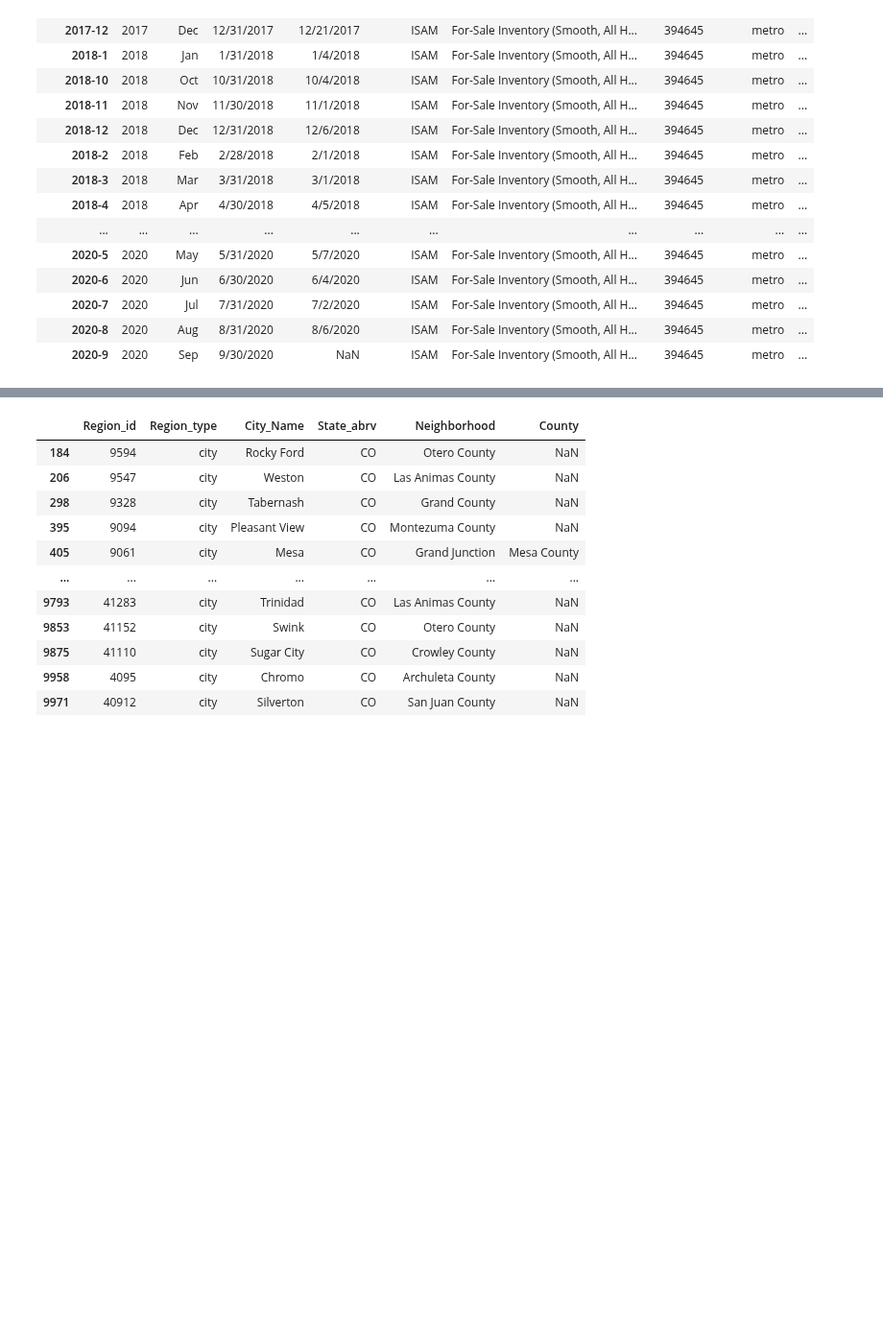
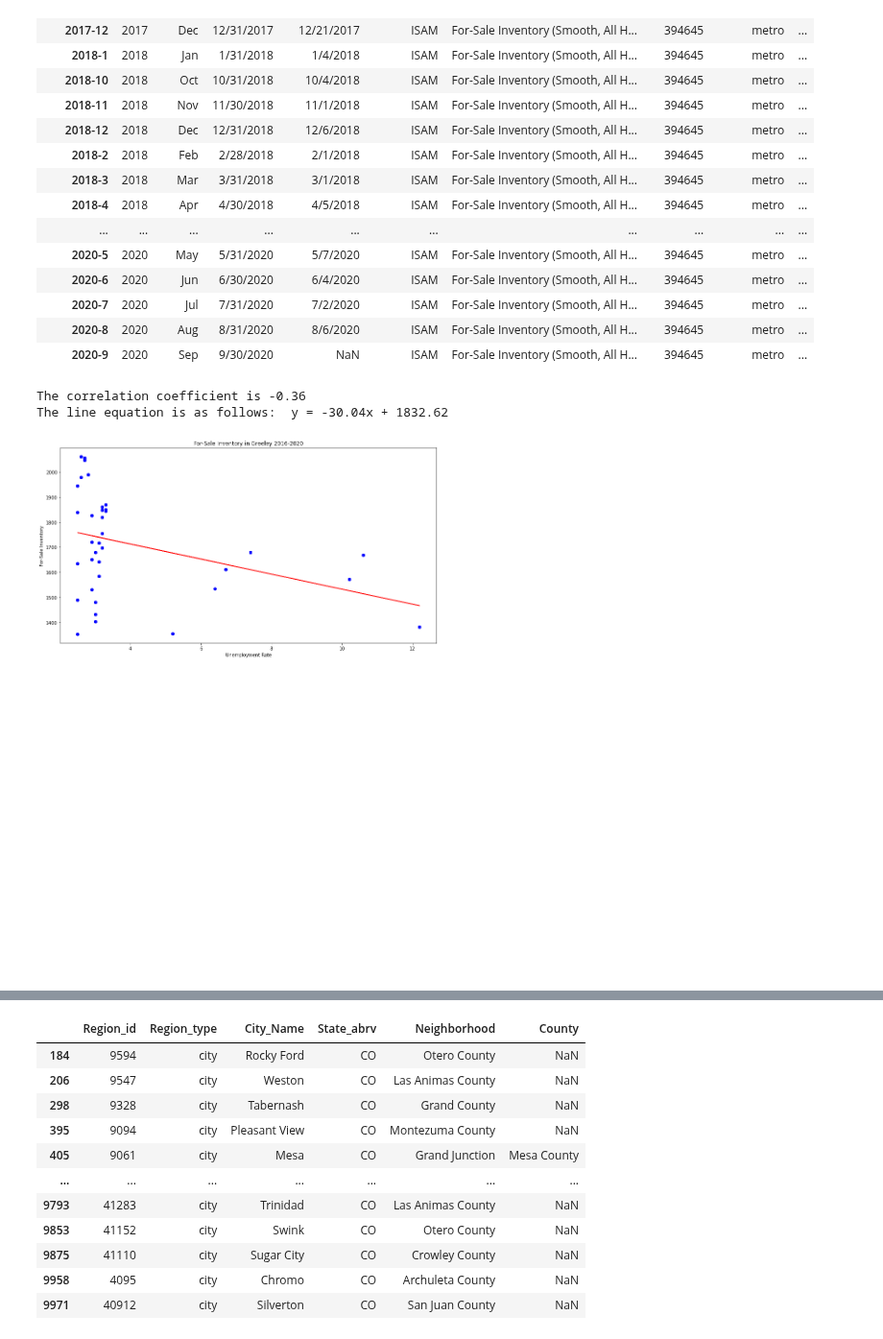
Before and after one commit to binetala/The_Very_Best_Team, a Jupyter notebook: Petey/pw_quandl_save.ipynb, the cells around one changed output, grey strips where cells are left out. Shown at 96% size. Drawn from its saved outputs; the diff is of its cells as text; code cells hidden in the pictures; blank space fills up the shorter version.

```diff
--- a/Petey/pw_quandl_save.ipynb
+++ b/Petey/pw_quandl_save.ipynb
@@ -103,0 +192,28 @@ denver_isam
+# %%
+x_values = greeley_isam['Unemployment Rate']
+y_values = greeley_isam['Value']
+
+plt.xlabel('Unemployment Rate')
+plt.ylabel('For-Sale Inventory')
+plt.title("For-Sale Inventory in Greeley 2016-2020")
+
+#plt.xticks(rotation = 'vertical')
+#plt.rcParams["figure.figsize"] = (15,8)
+
+plt.scatter(x_values, y_values, color="blue")
+
+#invoke stats.linregress
+(slope, intercept, rvalue, pvalue, stderr) = stats.linregress(x_values, y_values)
+regress_values = x_values * slope + intercept
+
+#annotate
+line_eq = "y = " + str(round(slope,2)) + "x + " + str(round(intercept,2))
+plt.plot(x_values,regress_values,"r-")
+plt.annotate(line_eq,(2, 10),fontsize=15,color="red",)
+plt.savefig("greeley_isam_unemployment.png")
+print(f"The correlation coefficient is {round(stats.pearsonr(x_values,y_values)[0],2)}")
+print(f"The line equation is as follows:  {line_eq}")
+# %% [output]
+The correlation coefficient is -0.36
+The line equation is as follows:  y = -30.04x + 1832.62
+[figure, added]
```
Also changed, not shown: parts of 8 cells of this notebook, 2 other files.
